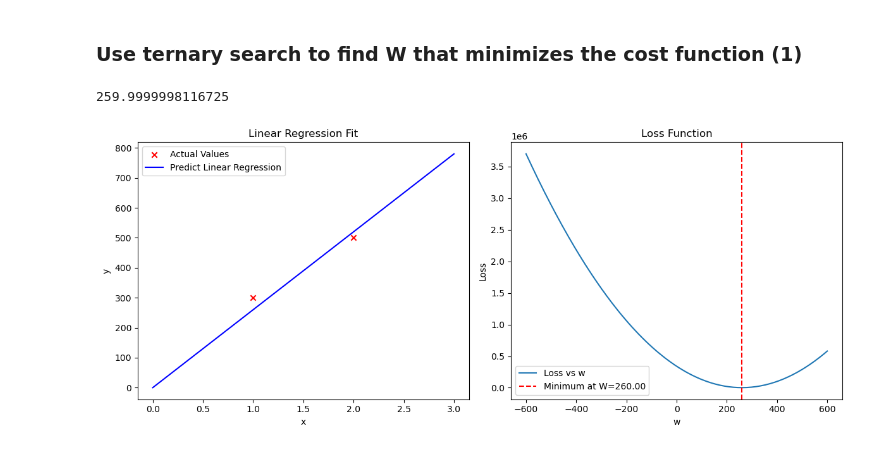
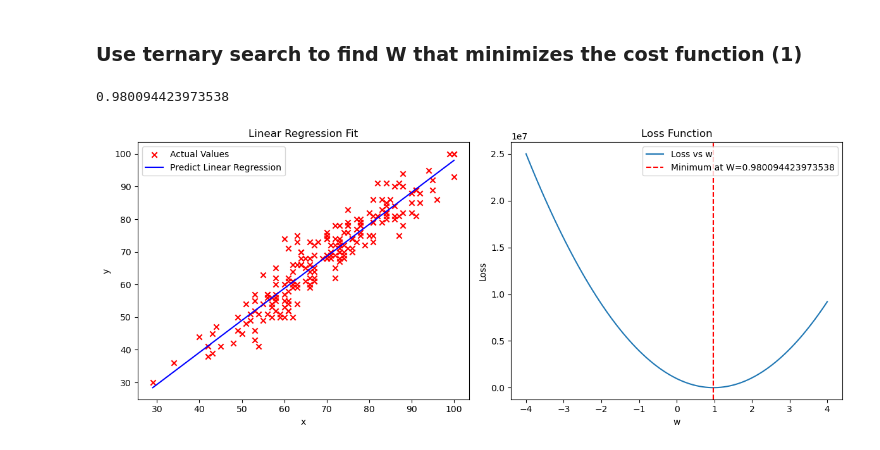
Before and after one commit to HuyinCP/Customize-ML-Models, a Jupyter notebook: ternary_search.ipynb, the cells around one changed output. Drawn from its saved outputs; the diff is of its cells as text; code cells hidden in the pictures.

```diff
--- a/ternary_search.ipynb
+++ b/ternary_search.ipynb
@@ -5,6 +8,11 @@ import matplotlib.pyplot as plt
 # %%
-x_train = np.array([1.0, 2.0])
-y_train = np.array([300.0, 500.0])
+file_path = 'datasets/StudentScore.xls'
+df = pd.read_csv(file_path)
+x = df[["reading score"]]
+y = df[["writing score"]]
+x_train, x_test, y_train, y_test = train_test_split(x, y, test_size=0.8, random_state=23)
+imputer = SimpleImputer(missing_values=-1.0, strategy='median')
+x_train["reading score"] = imputer.fit_transform(x_train[["reading score"]])
 # %% [markdown]
 ## Computing Cost (Loss) and Minimizing the MSE Parameter with Ternary Search in Competive Programing
 The equation for cost with one variable is:
@@ -82,34 +90,35 @@ def ternary_search(x, y):
             hi = m2
     return mn_w
 
-W = ternary_search(x_train, y_train)
+W = ternary_search(np.ravel(x_train), np.ravel(y_train))
 W
 # %% [output]
-259.9999998116725
+0.980094423973538
 # %%
 fig, (ax1, ax2) = plt.subplots(1, 2, figsize=(12, 5))
 
-# scatter + line prediction
-ax1.scatter(x_train, y_train, marker='x', c='r', label='Actual Values')
-x_line = np.linspace(0, 3, 10)
-y_line = W * x_line
+x_plot = np.ravel(x_train)
+y_plot = np.ravel(y_train)
+
+ax1.scatter(x_plot, y_plot, marker='x', c='r', label='Actual Values')
+x_line = np.linspace(np.min(x_plot), np.max(x_plot), 100)
+y_line = W * x_line + 0
 ax1.plot(x_line, y_line, color='blue', label='Predict Linear Regression')
 ax1.set_xlabel('x')
 ax1.set_ylabel('y')
 ax1.legend()
 ax1.set_title('Linear Regression Fit')
 
-# loss for all w
-w_values = np.linspace(-600, 600, 200)
-loss_values = [compute_loss_value(x_train, y_train, w) for w in w_values]
+
+w_values = np.linspace(-4, 4, 100)
+loss_values = [compute_loss_value(x_plot, y_plot, w) for w in w_values]
 ax2.plot(w_values, loss_values, label='Loss vs w')
-ax2.axvline(W, color='red', linestyle='--', label=f'Minimum at W={W:.2f}')
+ax2.axvline(W, color='red', linestyle='--', label=f'Minimum at W={W}')
 ax2.set_xlabel('w')
 ax2.set_ylabel('Loss')
 ax2.legend()
 ax2.set_title('Loss Function')
 
 plt.tight_layout()
-plt.show()
 # %% [output]
-[figure, old version]
+[figure, new version]
```
Also changed, not shown: parts of 1 cell of this notebook, 1 other file.
